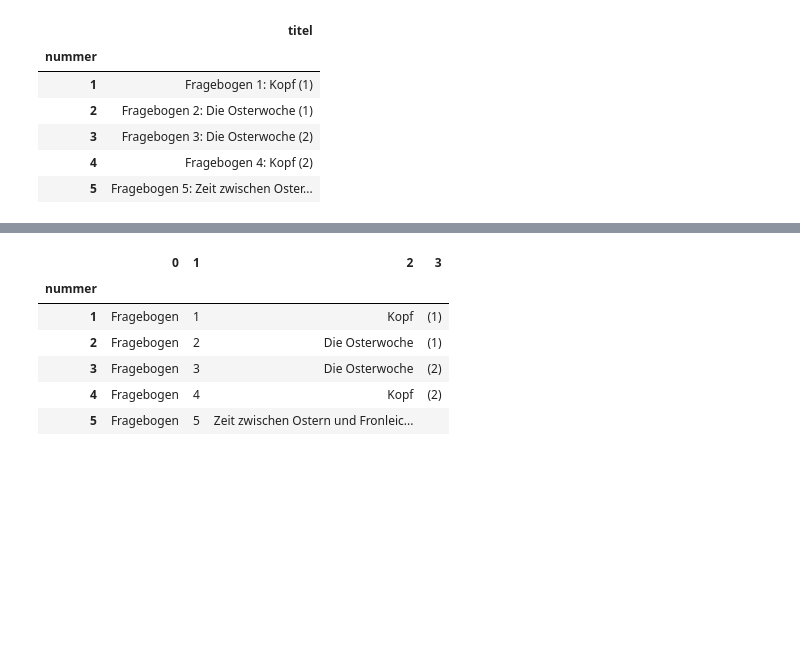
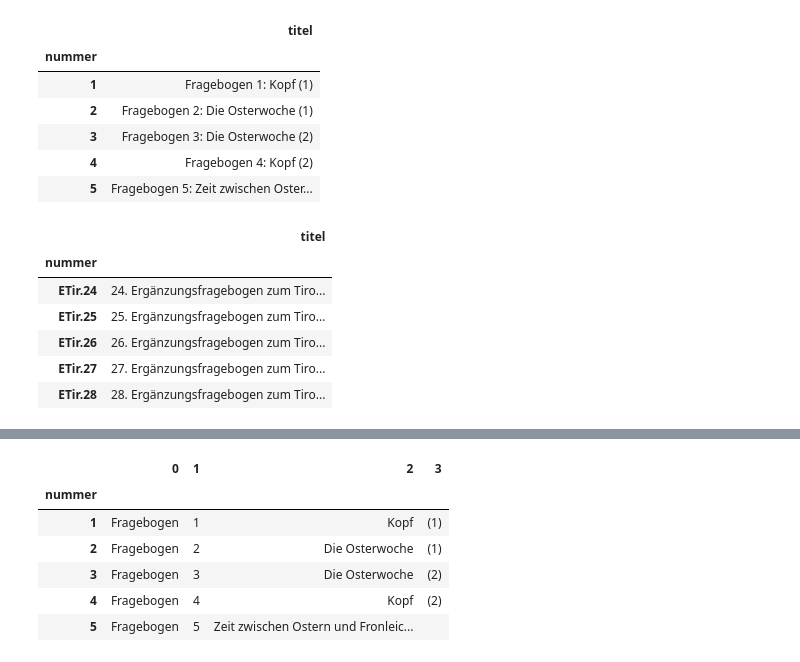
Before and after one commit to acdh-oeaw/exploreAT-Concepts, a Jupyter notebook: concepts.ipynb, the cells around one changed output, grey strips where cells are left out. Saved outputs shown, nothing was run; the diff lists cells and outputs as text; code cells hidden in the pictures; blank space fills up the shorter version.

```diff
--- a/concepts.ipynb
+++ b/concepts.ipynb
@@ -42,3 +50,13 @@ fragebogen.head()
 | 3 | Fragebogen 3: Die Osterwoche (2) |
 | 4 | Fragebogen 4: Kopf (2) |
 | 5 | Fragebogen 5: Zeit zwischen Oster... |
+# %%
+fragebogen.tail()
+# %% [output]
+|  | titel |
+| nummer |  |
+| ETir.24 | 24. Ergänzungsfragebogen zum Tiro... |
+| ETir.25 | 25. Ergänzungsfragebogen zum Tiro... |
+| ETir.26 | 26. Ergänzungsfragebogen zum Tiro... |
+| ETir.27 | 27. Ergänzungsfragebogen zum Tiro... |
+| ETir.28 | 28. Ergänzungsfragebogen zum Tiro... |
```
Also changed, not shown: parts of 18 cells of this notebook.
